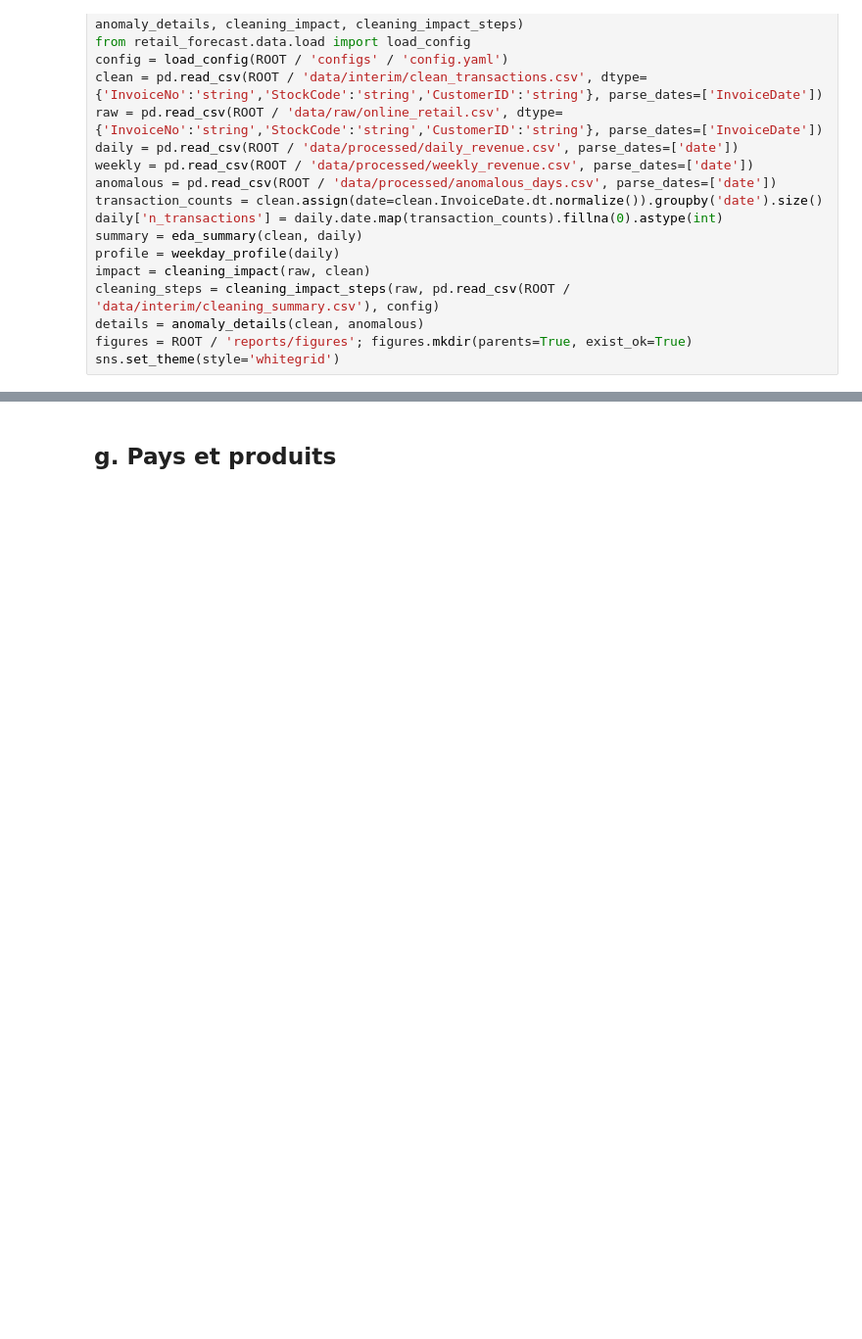
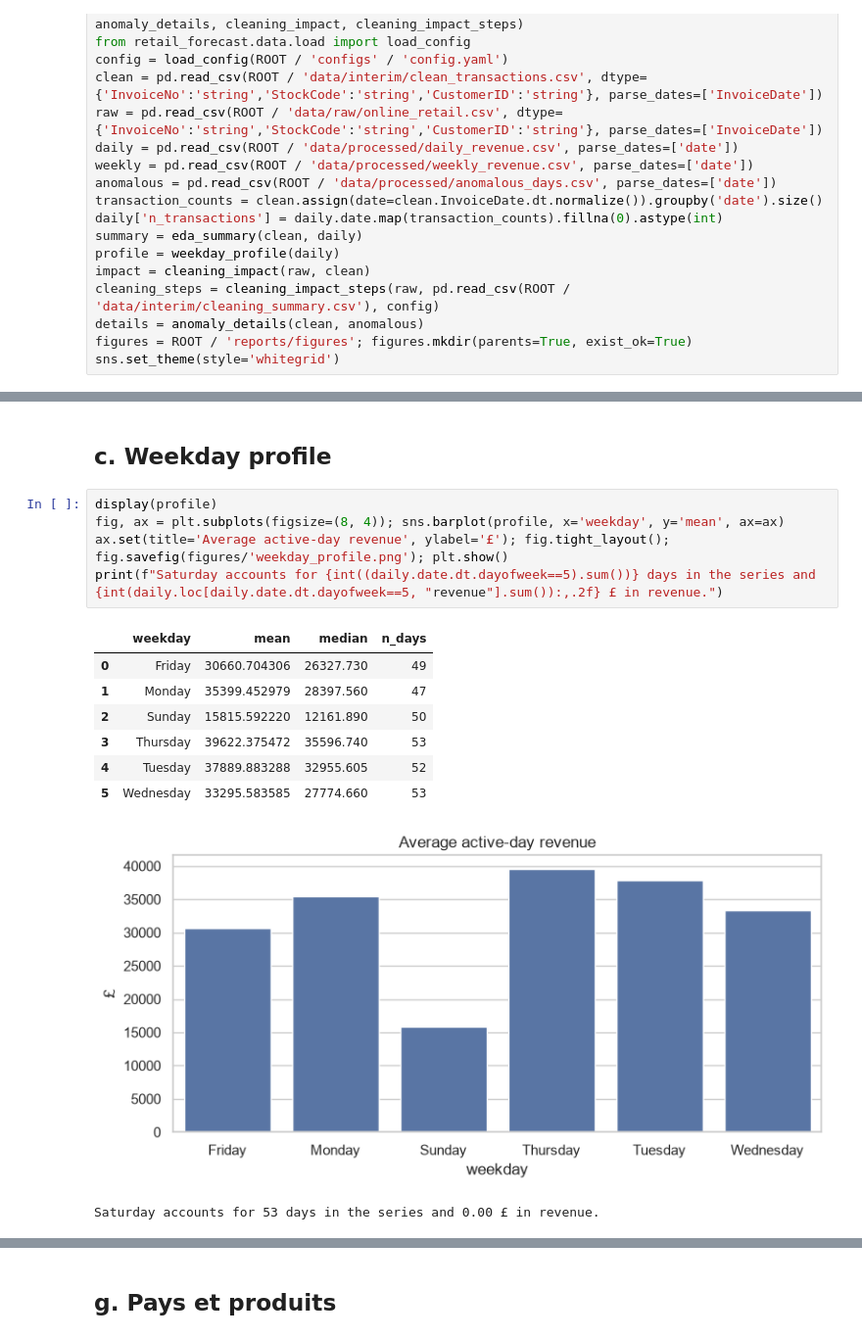
Before and after one commit to wissemhammami/retail-revenue-forecasting, a Jupyter notebook: notebooks/02_eda.ipynb, the cells around one changed output, grey strips where cells are left out. Shown at 98% size. Drawn from its saved outputs; the diff is of its cells as text; blank space fills up the shorter version.

```diff
--- a/notebooks/02_eda.ipynb
+++ b/notebooks/02_eda.ipynb
@@ -291,0 +155,17 @@ ANOMALY_RELATIVE_DROP: moyenne=3.04%, écart-type=4.00%; conclusion: les anomali
+# %% [markdown]
+## c. Weekday profile
+# %%
+display(profile)
+fig, ax = plt.subplots(figsize=(8, 4)); sns.barplot(profile, x='weekday', y='mean', ax=ax)
+ax.set(title='Average active-day revenue', ylabel='£'); fig.tight_layout(); fig.savefig(figures/'weekday_profile.png'); plt.show()
+print(f"Saturday accounts for {int((daily.date.dt.dayofweek==5).sum())} days in the series and {int(daily.loc[daily.date.dt.dayofweek==5, "revenue"].sum()):,.2f} £ in revenue.")
+# %% [output]
+|  | weekday | mean | median | n_days |
+| 0 | Friday | 30660.704306 | 26327.730 | 49 |
+| 1 | Monday | 35399.452979 | 28397.560 | 47 |
+| 2 | Sunday | 15815.592220 | 12161.890 | 50 |
+| 3 | Thursday | 39622.375472 | 35596.740 | 53 |
+| 4 | Tuesday | 37889.883288 | 32955.605 | 52 |
+| 5 | Wednesday | 33295.583585 | 27774.660 | 53 |
+[figure, added]
+Saturday accounts for 53 days in the series and 0.00 £ in revenue.
```
Also changed, not shown: parts of 50 cells of this notebook, 7 other files.
